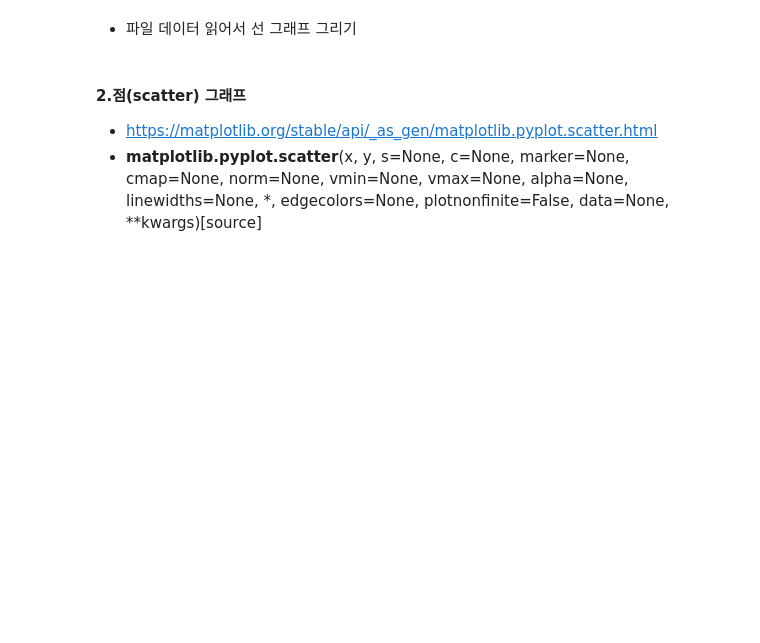
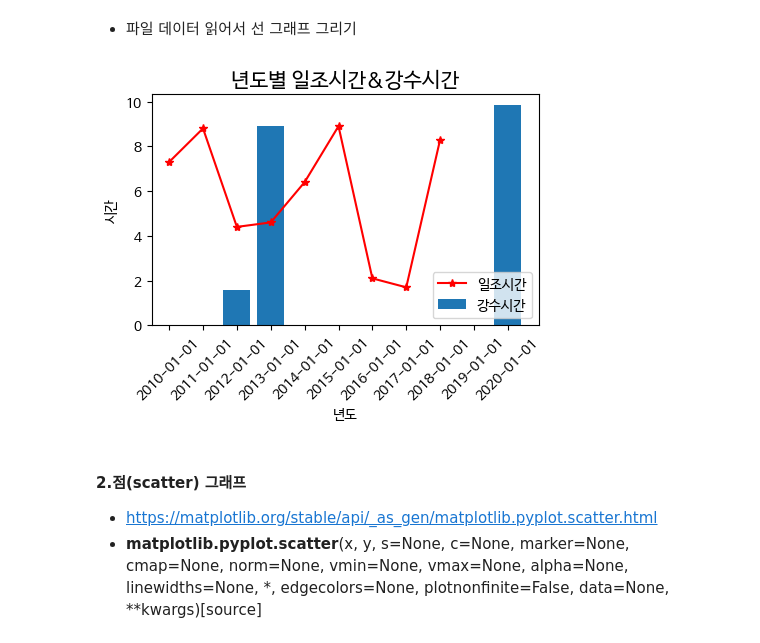
Before and after one commit to hseongeun/projectmanager, a Jupyter notebook: 2_데이터분석_02_라이브러리_실습.ipynb, the cells around one changed output. Drawn from its saved outputs; the diff is of its cells as text; code cells hidden in the pictures; blank space fills up the shorter version.

```diff
--- a/2_데이터분석_02_라이브러리_실습.ipynb
+++ b/2_데이터분석_02_라이브러리_실습.ipynb
@@ -1211,34 +1243,38 @@ plt.show()
 # %%
 import pandas as pd
 import matplotlib.pyplot as plt
 
+파일이름 = './sample_data/weather_total.csv'
 df = pd.read_csv(파일이름, encoding='cp949')
 
 #컬럼명 변경하기
 df.columns = ['일시','기온','습도','구름','일조시간','강수시간','구분']
 
 # 1.년도 추출: 일시에서 년도만 자르기
 df['년도'] = df['일시'].str[0:4]
 df['년도'] = pd.to_datetime(df['일시']).dt.year
 
 
 # 2. query문에서 특정 년도(2010)가 들어간 부분 검색하기
 df2 = df.query(" 일시.str.contains('01-01') ")
 X = df2['일시']
 Y1 = df2['일조시간']
 Y2 = df2['강수시간']
 df2
 
 # plt.plot(X, Y1,  marker='o', label='일조시간')
-plt.plot(X, Y1, '*-', color='red', label='일조시간')
-plt.bar(X, Y2, label='강수시간')
+plt.plot(X, Y1, '*-', color='red', label='일조시간')    # 선 그래프
+plt.bar(X, Y2, label='강수시간')                        # 막대 그래프
 
 plt.title('년도별 일조시간&강수시간', fontsize=15)
 plt.xlabel('년도')
 plt.ylabel('시간')
 plt.xticks(rotation=45)
+plt.legend()
 
 plt.show()
+# %% [output]
+[figure, added]
 # %% [markdown]
 #### 2.점(scatter) 그래프
 - https://matplotlib.org/stable/api/_as_gen/matplotlib.pyplot.scatter.html
```
Also changed, not shown: parts of 13 cells of this notebook.
